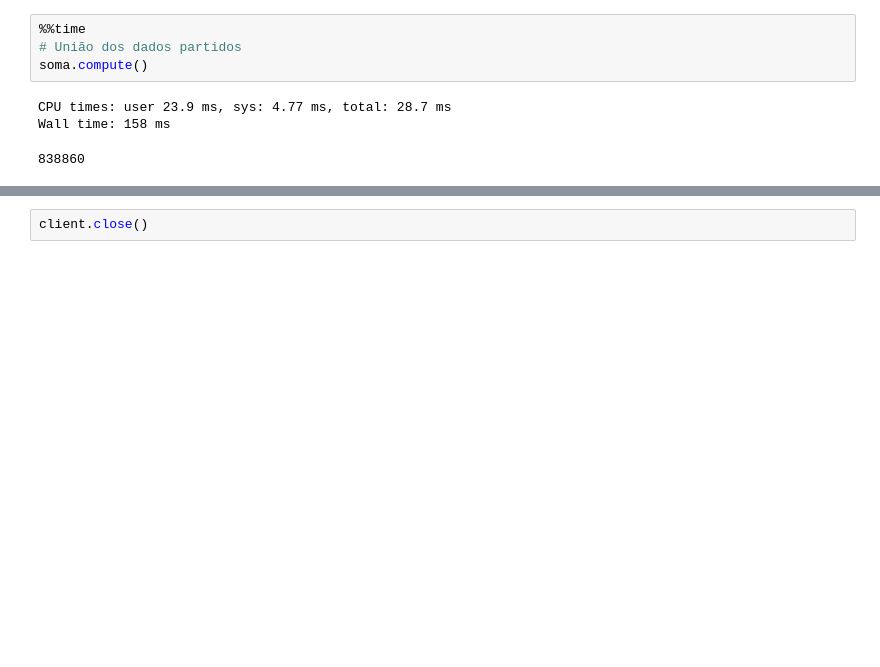
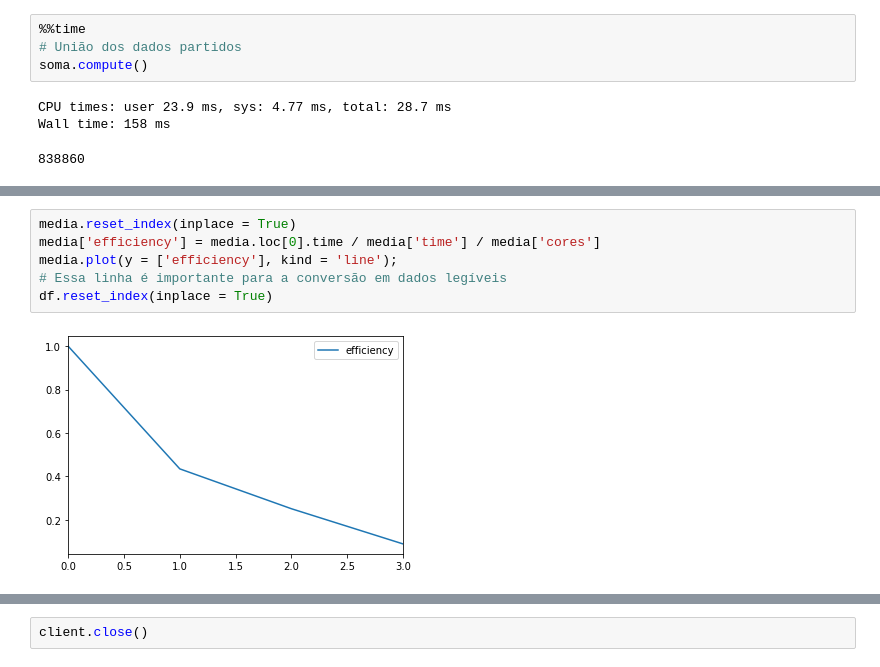
Before and after one commit to AbnerErnaniADSFatec/parallel-programing, a Jupyter notebook: dask-tests.ipynb, the cells around one changed output, grey strips where cells are left out. Drawn from its saved outputs; the diff is of its cells as text; blank space fills up the shorter version.

```diff
--- a/dask-tests.ipynb
+++ b/dask-tests.ipynb
@@ -61,0 +137,8 @@ soma.visualize()
+# %%
+media.reset_index(inplace = True)
+media['efficiency'] = media.loc[0].time / media['time'] / media['cores']
+media.plot(y = ['efficiency'], kind = 'line');
+# Essa linha é importante para a conversão em dados legíveis
+df.reset_index(inplace = True)
+# %% [output]
+[figure, added]
```
Also changed, not shown: parts of 9 cells of this notebook.
